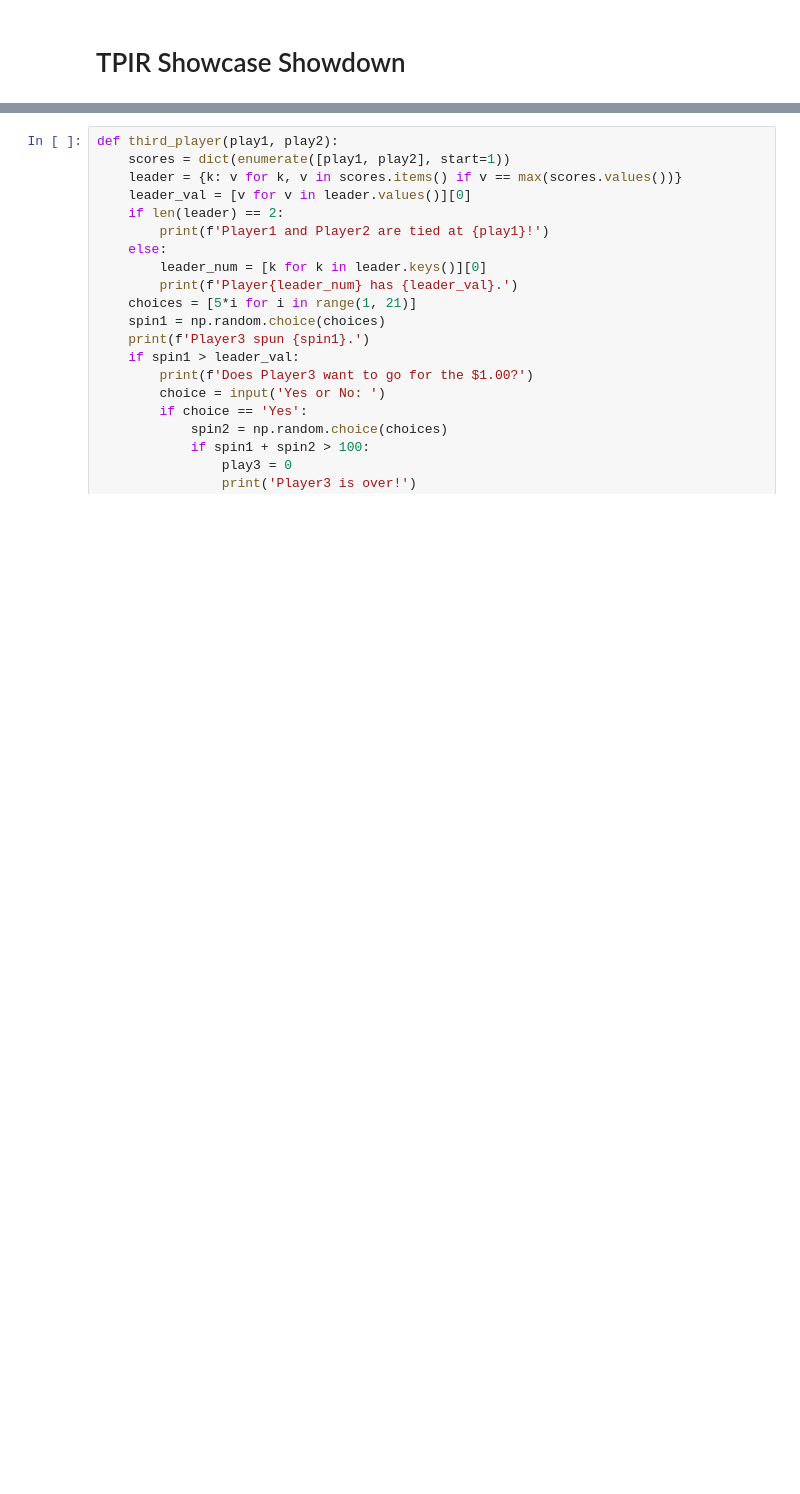
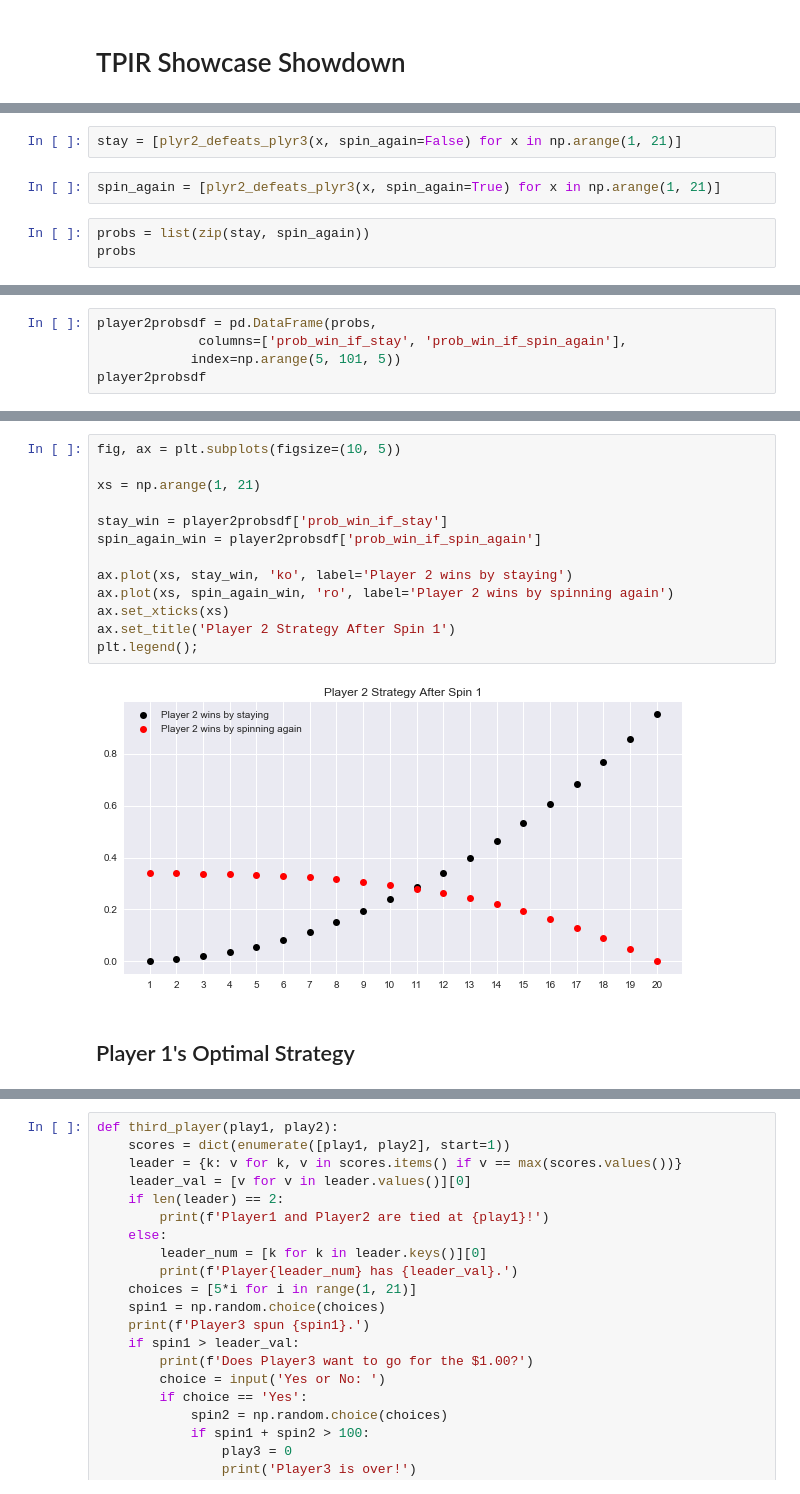
Before and after one commit to gadamico/game_show_stats, a Jupyter notebook: tpir_showcase_showdown.ipynb, the cells around one changed output, grey strips where cells are left out. Drawn from its saved outputs; the diff is of its cells as text; blank space fills up the shorter version.

```diff
--- a/tpir_showcase_showdown.ipynb
+++ b/tpir_showcase_showdown.ipynb
@@ -20,0 +389,7 @@ def first_player():
+# %%
+stay = [plyr2_defeats_plyr3(x, spin_again=False) for x in np.arange(1, 21)]
+# %%
+spin_again = [plyr2_defeats_plyr3(x, spin_again=True) for x in np.arange(1, 21)]
+# %%
+probs = list(zip(stay, spin_again))
+probs
@@ -20,0 +417,5 @@ def first_player():
+# %%
+player2probsdf = pd.DataFrame(probs,
+             columns=['prob_win_if_stay', 'prob_win_if_spin_again'],
+            index=np.arange(5, 101, 5))
+player2probsdf
@@ -20,0 +446,17 @@ def first_player():
+# %%
+fig, ax = plt.subplots(figsize=(10, 5))
+
+xs = np.arange(1, 21)
+
+stay_win = player2probsdf['prob_win_if_stay']
+spin_again_win = player2probsdf['prob_win_if_spin_again']
+
+ax.plot(xs, stay_win, 'ko', label='Player 2 wins by staying')
+ax.plot(xs, spin_again_win, 'ro', label='Player 2 wins by spinning again')
+ax.set_xticks(xs)
+ax.set_title('Player 2 Strategy After Spin 1')
+plt.legend();
+# %% [output]
+[figure, added]
+# %% [markdown]
+## Player 1's Optimal Strategy
```
Also changed, not shown: parts of 49 cells of this notebook, 1 other file.
